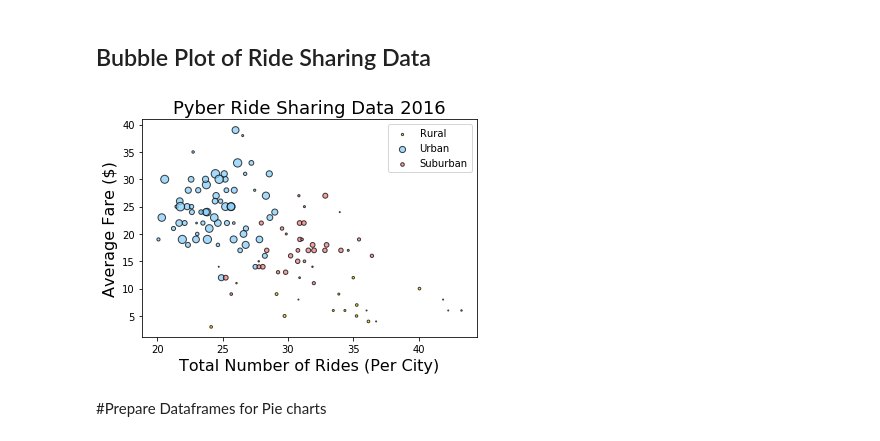
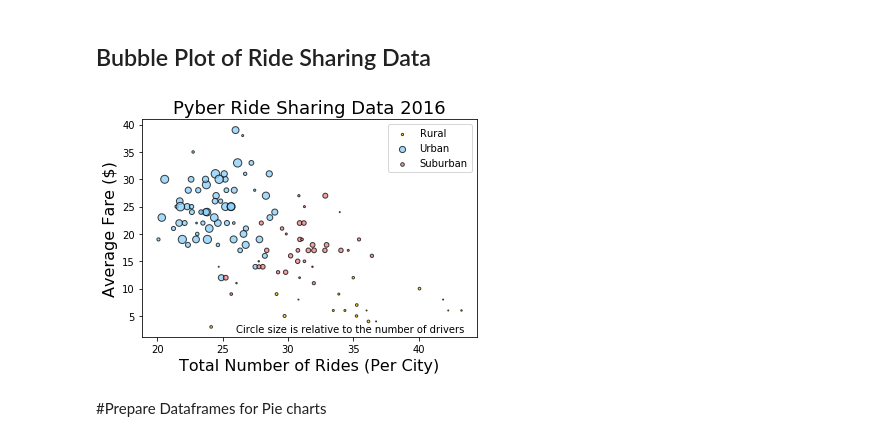
Before and after one commit to KristiBischoff/Start-Up-Analysis-with-Python-Matplotlib, a Jupyter notebook: RideSharingStartupAnalysis.ipynb, the cells around one changed output. Drawn from its saved outputs; the diff is of its cells as text; code cells hidden in the pictures.

Commit message:
analysis update and plot update

```diff
--- a/RideSharingStartupAnalysis.ipynb
+++ b/RideSharingStartupAnalysis.ipynb
@@ -170,29 +170,31 @@ driver_countu = pdurban["driver_count"]
 # %%
 #create scatterplot with rural, suburban, and urban categories
 
 rural = plt.scatter(x_axisr, y_axisr, marker="o", facecolors="gold", edgecolors="black",
             s=driver_countr, alpha=0.75)
 urban = plt.scatter(x_axisu, y_axisu, marker="o", facecolors="lightskyblue", edgecolors="black",
             s=driver_countu, alpha=0.75)
 suburban = plt.scatter(x_axiss, y_axiss, marker="o", facecolors="lightcoral", edgecolors="black",
             s=driver_counts, alpha=0.75)
 plt.title('Pyber Ride Sharing Data 2016', fontsize=18)
 plt.xlabel('Total Number of Rides (Per City)', fontsize=16)
 plt.ylabel('Average Fare ($)', fontsize=16)
 
 # Create a legend
 plt.legend((rural, urban, suburban),
            ('Rural', 'Urban', 'Suburban'),
            scatterpoints=1,
            loc='best')
 
 # Incorporate a text label regarding circle size
+plt.text(26, 2, r'Circle size is relative to the number of drivers')
+# Save Figure
+plt.savefig("CityPyScatter.png")
 
-# Save Figure
 #show plot
 plt.show()
 # %% [output]
-[figure, old version]
+[figure, new version]
 # %% [markdown]
 #Prepare Dataframes for Pie charts
 # %%
```
Also changed, not shown: parts of 11 cells of this notebook, 4 other files.
